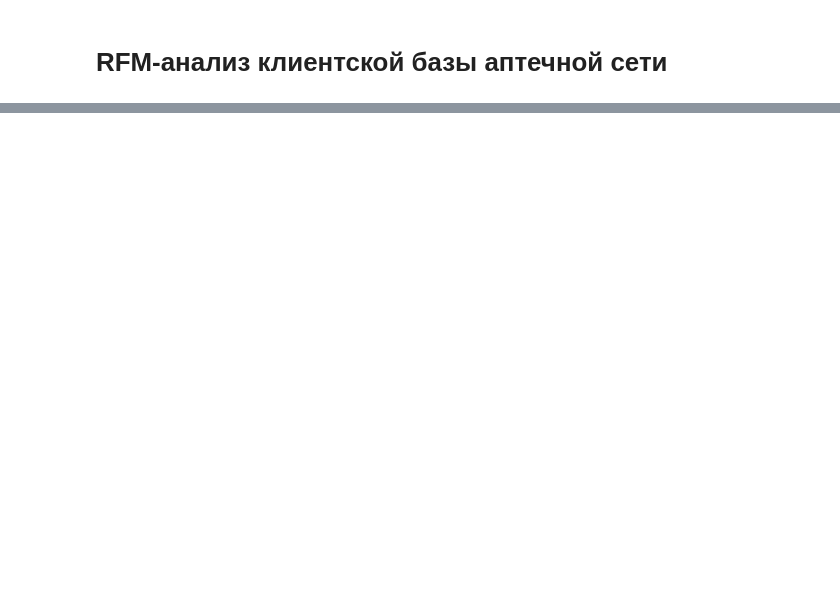
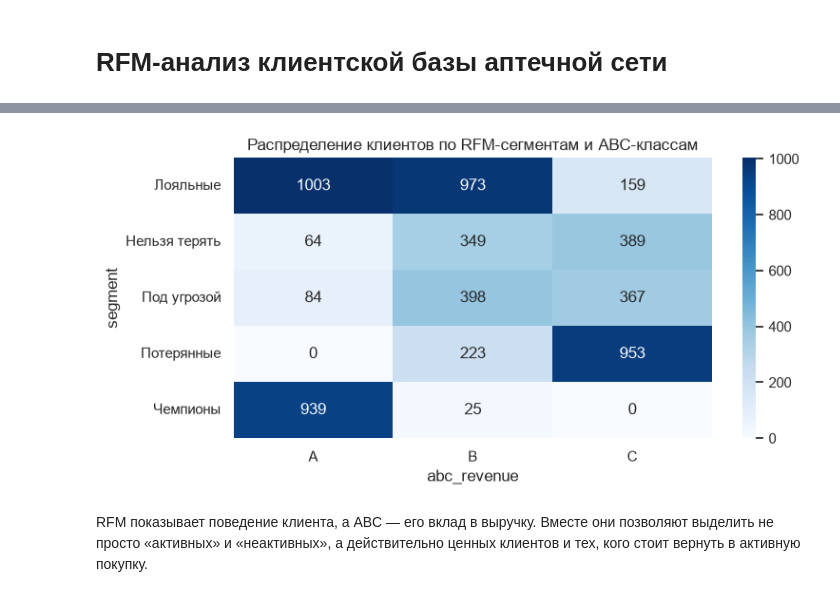
Before and after one commit to artkriukov/portfolio, a Jupyter notebook: projects/rfm-analysis-pharmacy/rfm-pharmacy-analysis.ipynb, the cells around one changed output, grey strips where cells are left out. Cells and saved outputs as stored; diff of their text form; code cells hidden in the pictures; blank space fills up the shorter version.

```diff
--- a/projects/rfm-analysis-pharmacy/rfm-pharmacy-analysis.ipynb
+++ b/projects/rfm-analysis-pharmacy/rfm-pharmacy-analysis.ipynb
@@ -493,0 +176,18 @@ RFM + ABC анализ показал, что основная ценность
+# %%
+rfm_abc = (
+    abc_rfm_df.groupby(['segment', 'abc_revenue'])
+    .agg(customers=('card', 'count'))
+    .reset_index()
+)
+
+pivot = rfm_abc.pivot(index='segment', columns='abc_revenue', values='customers').fillna(0)
+# %%
+plt.figure(figsize=(8, 4))
+sns.heatmap(pivot, annot=True, fmt='.0f', cmap='Blues')
+plt.title('Распределение клиентов по RFM-сегментам и ABC-классам')
+plt.tight_layout()
+plt.show()
+# %% [output]
+[figure, added]
+# %% [markdown]
+RFM показывает поведение клиента, а ABC — его вклад в выручку. Вместе они позволяют выделить не просто «активных» и «неактивных», а действительно ценных клиентов и тех, кого стоит вернуть в активную покупку.
```
Also changed, not shown: parts of 55 cells of this notebook, 2 other files.
